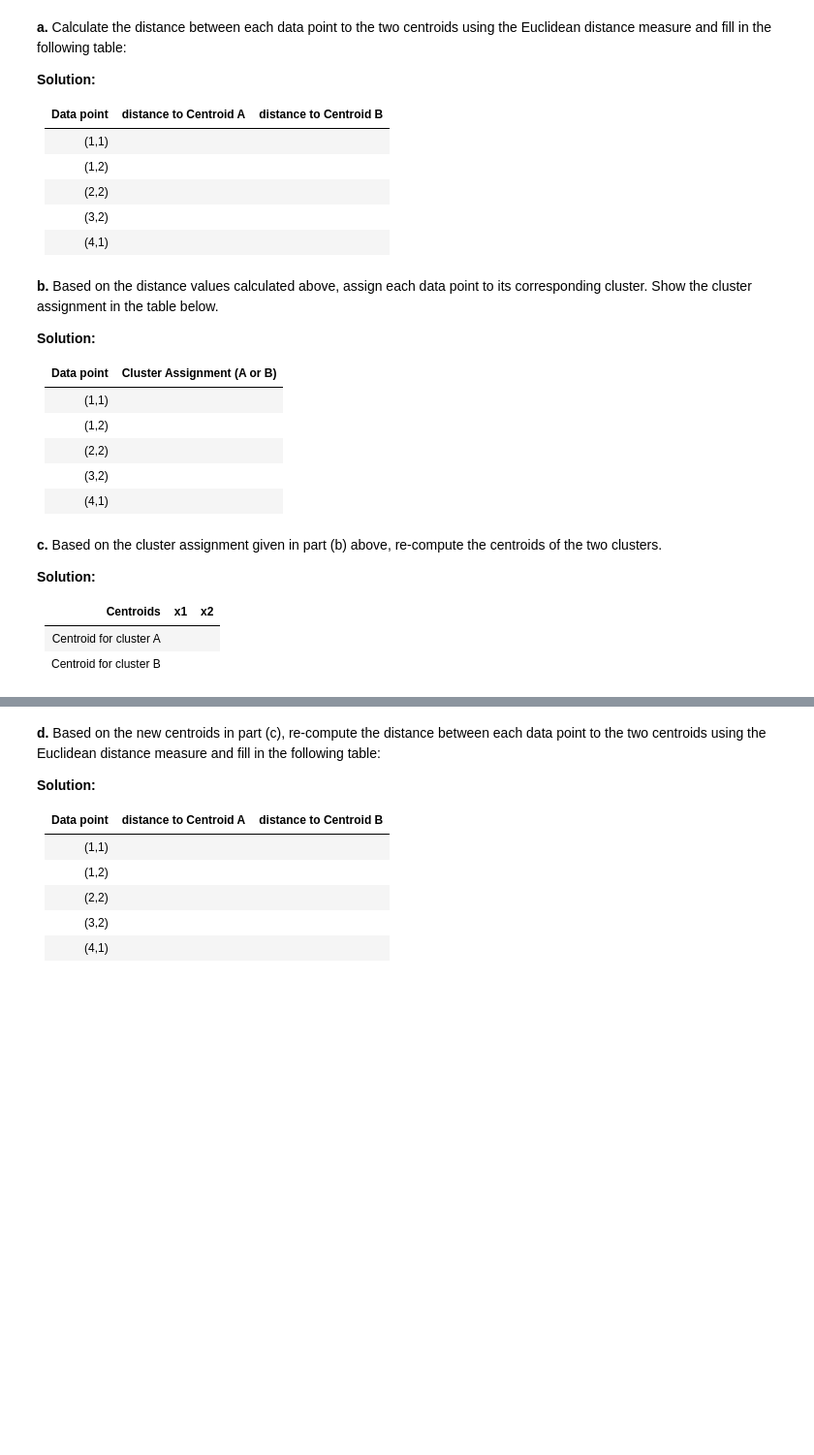
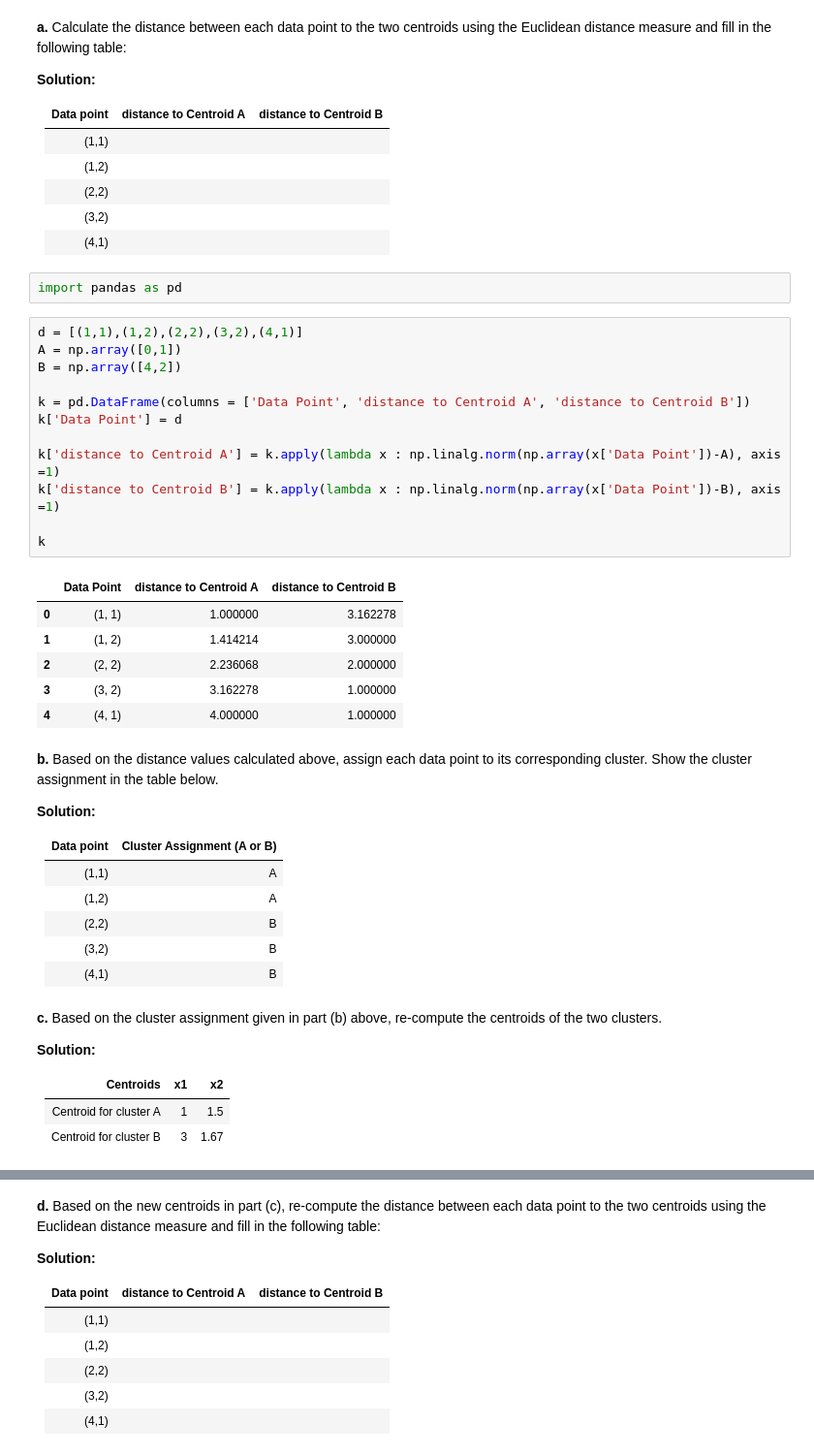
Before and after one commit to nicwigs/482, a Jupyter notebook: hw/03/hw3.ipynb, the cells around one changed output, grey strips where cells are left out. Shown at 97% size. Drawn from its saved outputs; the diff is of its cells as text; blank space fills up the shorter version.

```diff
--- a/hw/03/hw3.ipynb
+++ b/hw/03/hw3.ipynb
@@ -104,6 +171,27 @@ Your goal is to apply kmeans clustering on the data to obtain two clusters, A an
 | (2,2)      |                  |
 | (3,2)      |                  |
 | (4,1)      |                  |
+# %%
+import pandas as pd
+# %%
+d = [(1,1),(1,2),(2,2),(3,2),(4,1)]
+A = np.array([0,1])
+B = np.array([4,2])
+
+k = pd.DataFrame(columns = ['Data Point', 'distance to Centroid A', 'distance to Centroid B'])
+k['Data Point'] = d
+
+k['distance to Centroid A'] = k.apply(lambda x : np.linalg.norm(np.array(x['Data Point'])-A), axis =1)
+k['distance to Centroid B'] = k.apply(lambda x : np.linalg.norm(np.array(x['Data Point'])-B), axis =1)
+
+k
+# %% [output]
+|  | Data Point | distance to Centroid A | distance to Centroid B |
+| 0 | (1, 1) | 1.000000 | 3.162278 |
+| 1 | (1, 2) | 1.414214 | 3.000000 |
+| 2 | (2, 2) | 2.236068 | 2.000000 |
+| 3 | (3, 2) | 3.162278 | 1.000000 |
+| 4 | (4, 1) | 4.000000 | 1.000000 |
 # %% [markdown]
 **b.** Based on the distance values calculated above, assign each data point to its corresponding cluster. Show the cluster assignment in the table below.
 
@@ -111,11 +199,11 @@ Your goal is to apply kmeans clustering on the data to obtain two clusters, A an
 
 | Data point | Cluster Assignment (A or B)
 |:-----------|:---------------------------
-| (1,1)      |
-| (1,2)      |
-| (2,2)      |
-| (3,2)      |
-| (4,1)      |
+| (1,1)      | A
+| (1,2)      | A
+| (2,2)      | B
+| (3,2)      | B
+| (4,1)      | B
 # %% [markdown]
 **c.** Based on the cluster assignment given in part (b) above, re-compute the centroids of the two clusters.
 
@@ -123,5 +211,5 @@ Your goal is to apply kmeans clustering on the data to obtain two clusters, A an
 
 | Centroids              |  x1 | x2
 |:-----------------------|:----|:----
-| Centroid for cluster A |     |
-| Centroid for cluster B |     |
+| Centroid for cluster A |  1  | 1.5
+| Centroid for cluster B |  3  | 1.67
```
Also changed, not shown: parts of 25 cells of this notebook.
